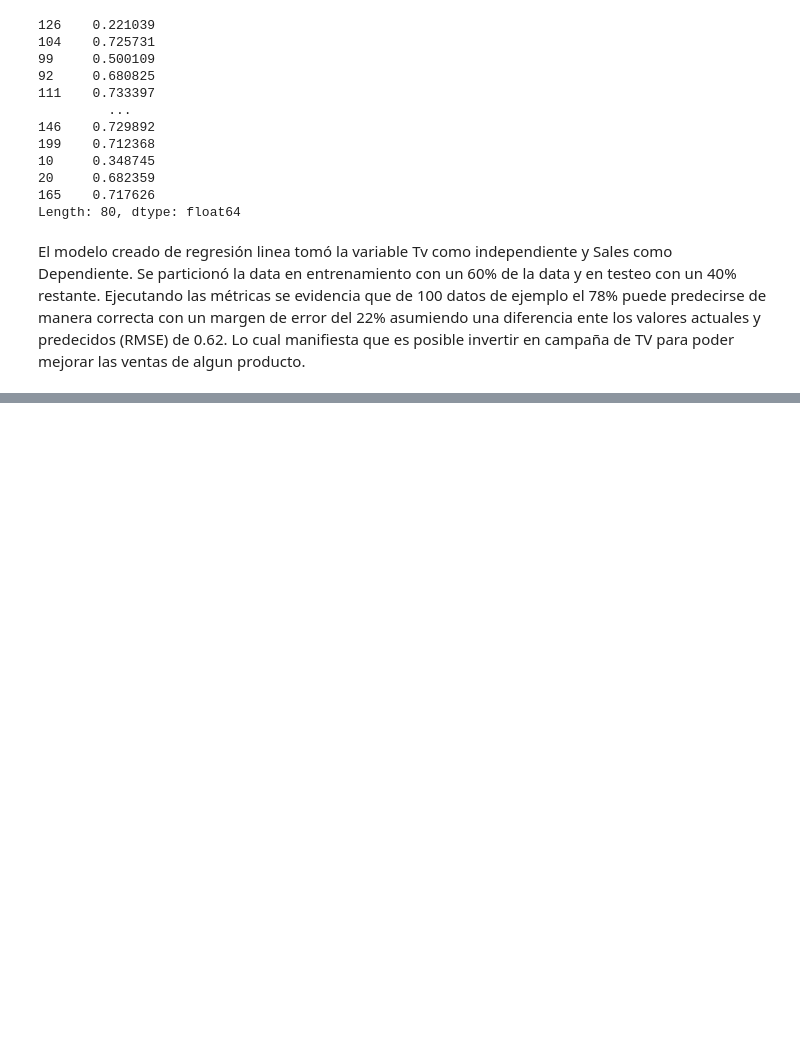
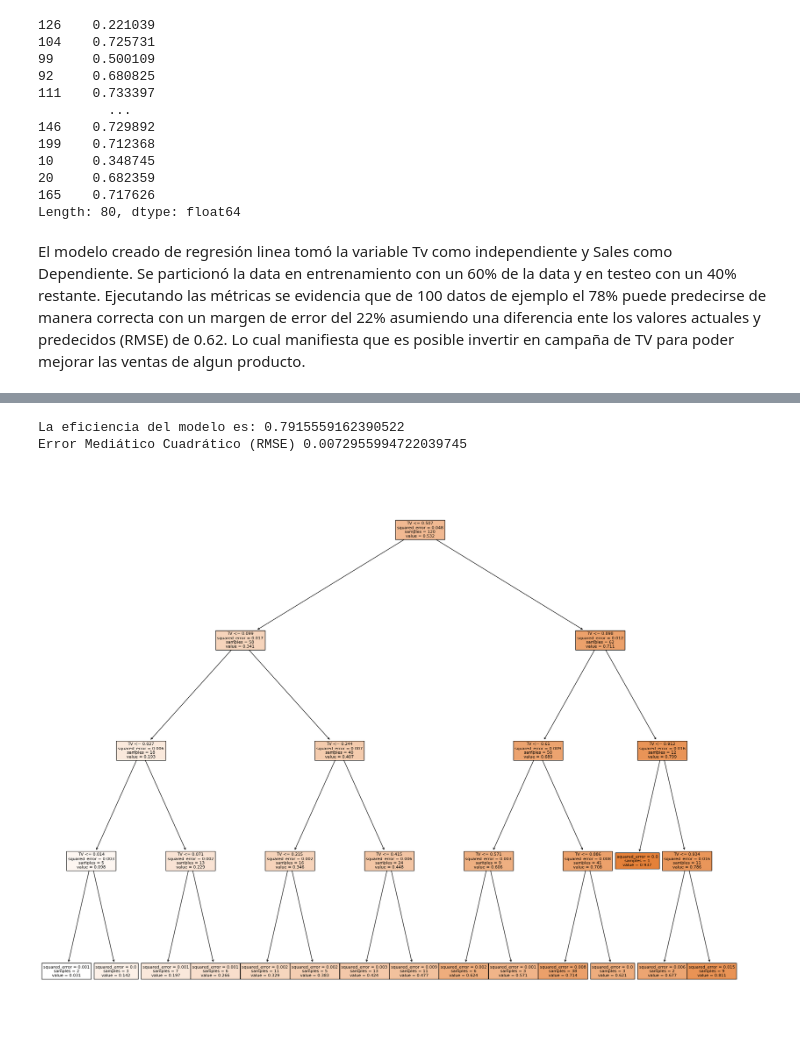
Before and after one commit to jaquimbayoc7/DocumentacionDiplomadoML, a Jupyter notebook: 3. Aprendizaje Supervisado Regresion/Regresion Lineal/RegresionLinealSimple.ipynb, the cells around one changed output, grey strips where cells are left out. Cells and saved outputs as stored; diff of their text form; code cells hidden in the pictures; blank space fills up the shorter version.

```diff
--- a/3. Aprendizaje Supervisado Regresion/Regresion Lineal/RegresionLinealSimple.ipynb
+++ b/3. Aprendizaje Supervisado Regresion/Regresion Lineal/RegresionLinealSimple.ipynb
@@ -344,0 +400,11 @@ con un margen de error del 22% asumiendo una diferencia ente los valores actuale
+# %%
+print('La eficiencia del modelo es:', metrics.r2_score(y_test2, y_pred2))
+print('Error Mediático Cuadrático (RMSE)', metrics.mean_squared_error(y_test2, y_pred2))
+# %% [output]
+La eficiencia del modelo es: 0.7915559162390522
+Error Mediático Cuadrático (RMSE) 0.0072955994722039745
+# %%
+fig = plt.figure(figsize=(25,20))
+_ = tree.plot_tree(modelo, feature_names=datos.columns, filled=True)
+# %% [output]
+[figure, added]
```
Also changed, not shown: parts of 5 cells of this notebook, 1 other file.
